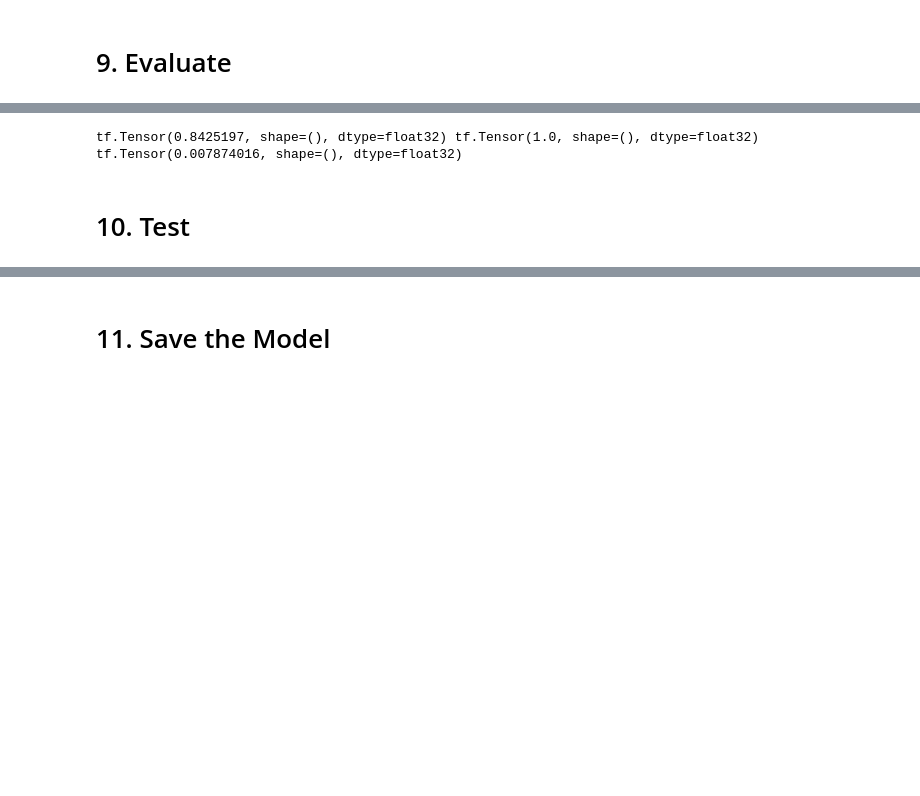
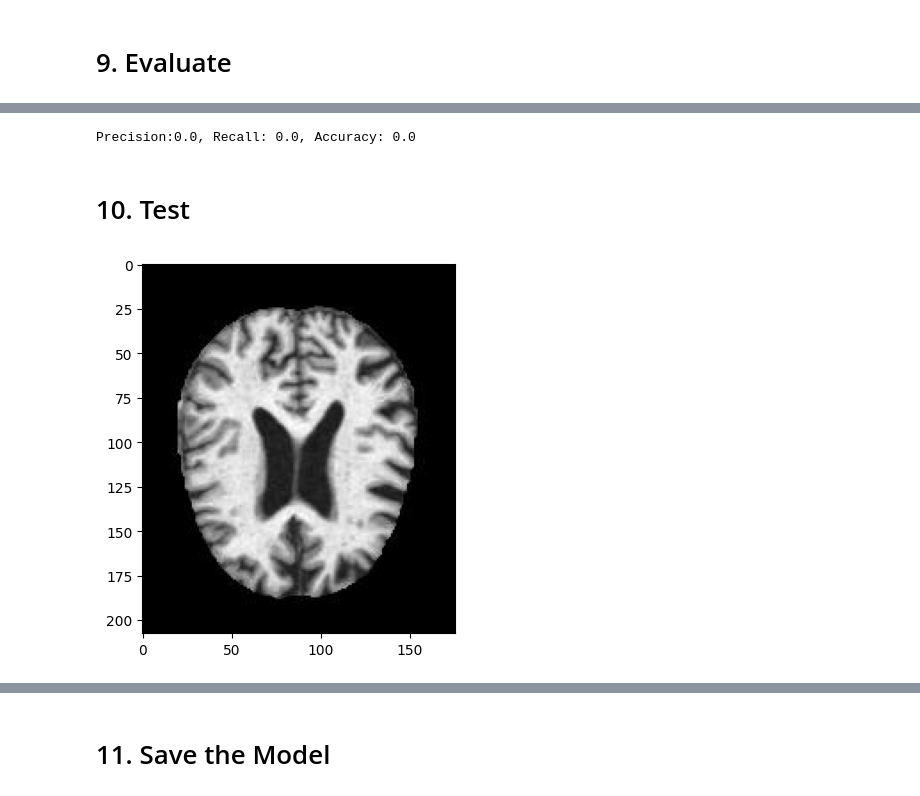
Before and after one commit to spangy22/ImageClassification, a Jupyter notebook: Getting Started.ipynb, the cells around one changed output, grey strips where cells are left out. Cells and saved outputs as stored; diff of their text form; code cells hidden in the pictures; blank space fills up the shorter version.

Commit message:
messed around with parameters in an attempt to improve accuracy

```diff
--- a/Getting Started.ipynb
+++ b/Getting Started.ipynb
@@ -317,15 +308,17 @@ for batch in test.as_numpy_iterator():
 # %%
-print(pre.result(), re.result(), acc.result())
+print(f'Precision:{pre.result().numpy()}, Recall: {re.result().numpy()}, Accuracy: {acc.result().numpy()}')
 # %% [output]
-tf.Tensor(0.8425197, shape=(), dtype=float32) tf.Tensor(1.0, shape=(), dtype=float32) tf.Tensor(0.007874016, shape=(), dtype=float32)
+Precision:0.0, Recall: 0.0, Accuracy: 0.0
 # %% [markdown]
 # 10. Test
 # %%
 import cv2
 # %%
-img = cv2.imread('154006829.jpg')
+img = cv2.imread('/Users/spangilinan/Documents/GitHub/ImageClassification/test/VeryMildDemented/26 (48).jpg')
 plt.imshow(img)
 plt.show()
+# %% [output]
+[figure, added]
 # %%
 resize = tf.image.resize(img, (256,256))
 plt.imshow(resize.numpy().astype(int))
```
Also changed, not shown: parts of 9 cells of this notebook.
